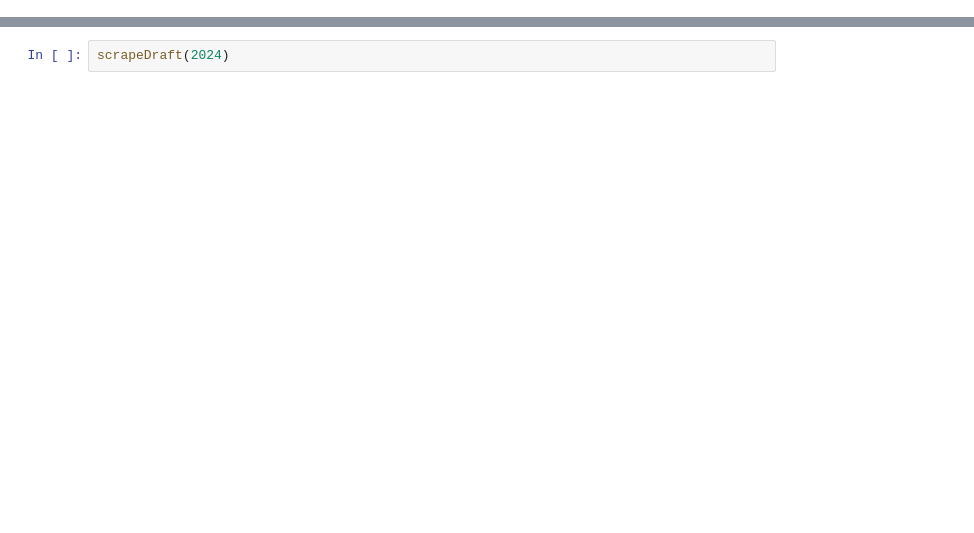
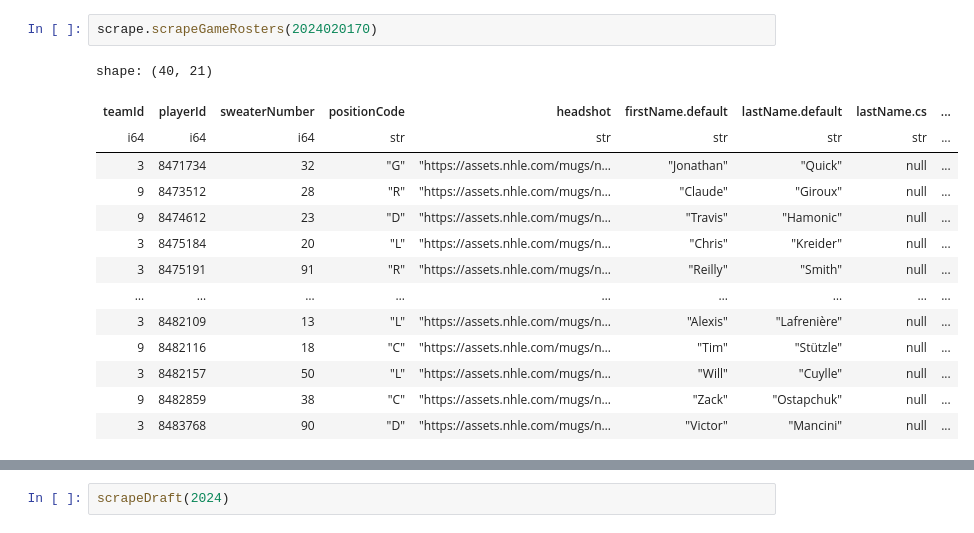
Before and after one commit to maxtixador/nhl_scraper, a Jupyter notebook: notebooks/test_scraper.ipynb, the cells around one changed output, grey strips where cells are left out. Cells and saved outputs as stored; diff of their text form; blank space fills up the shorter version.

```diff
--- a/notebooks/test_scraper.ipynb
+++ b/notebooks/test_scraper.ipynb
@@ -25,0 +47,17 @@ pd.set_option('display.encoding', 'utf-8')
+# %%
+scrape.scrapeGameRosters(2024020170)
+# %% [output]
+shape: (40, 21)
+| teamId | playerId | sweaterNumber | positionCode | headshot | firstName.default | lastName.default | lastName.cs | ... |
+| i64 | i64 | i64 | str | str | str | str | str | ... |
+| 3 | 8471734 | 32 | "G" | "https://assets.nhle.com/mugs/n… | "Jonathan" | "Quick" | null | ... |
+| 9 | 8473512 | 28 | "R" | "https://assets.nhle.com/mugs/n… | "Claude" | "Giroux" | null | ... |
+| 9 | 8474612 | 23 | "D" | "https://assets.nhle.com/mugs/n… | "Travis" | "Hamonic" | null | ... |
+| 3 | 8475184 | 20 | "L" | "https://assets.nhle.com/mugs/n… | "Chris" | "Kreider" | null | ... |
+| 3 | 8475191 | 91 | "R" | "https://assets.nhle.com/mugs/n… | "Reilly" | "Smith" | null | ... |
+| … | … | … | … | … | … | … | … | ... |
+| 3 | 8482109 | 13 | "L" | "https://assets.nhle.com/mugs/n… | "Alexis" | "Lafrenière" | null | ... |
+| 9 | 8482116 | 18 | "C" | "https://assets.nhle.com/mugs/n… | "Tim" | "Stützle" | null | ... |
+| 3 | 8482157 | 50 | "L" | "https://assets.nhle.com/mugs/n… | "Will" | "Cuylle" | null | ... |
+| 9 | 8482859 | 38 | "C" | "https://assets.nhle.com/mugs/n… | "Zack" | "Ostapchuk" | null | ... |
+| 3 | 8483768 | 90 | "D" | "https://assets.nhle.com/mugs/n… | "Victor" | "Mancini" | null | ... |
```
Also changed, not shown: parts of 16 cells of this notebook, 17 other files.
